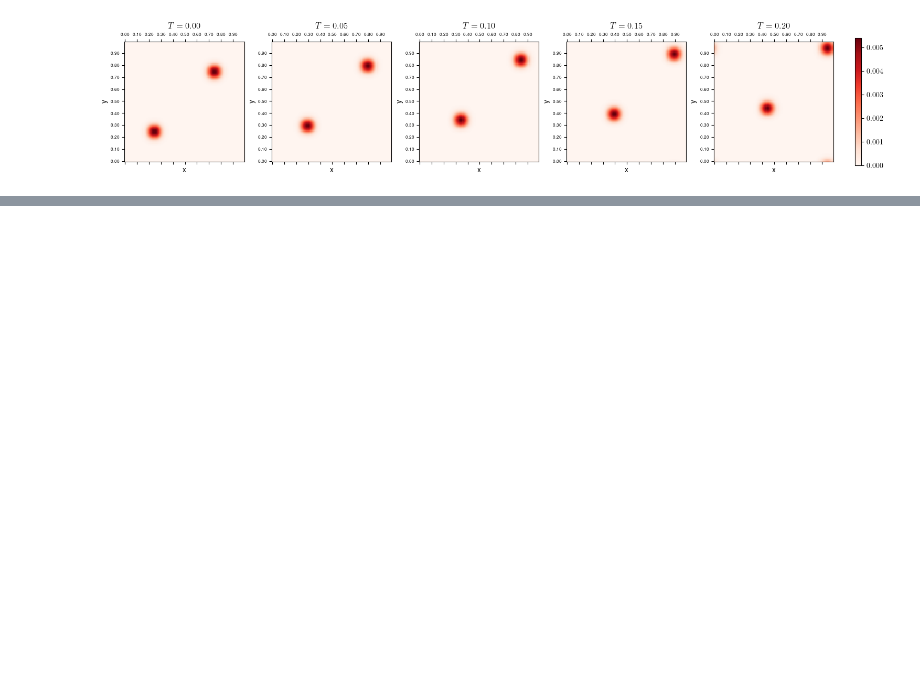
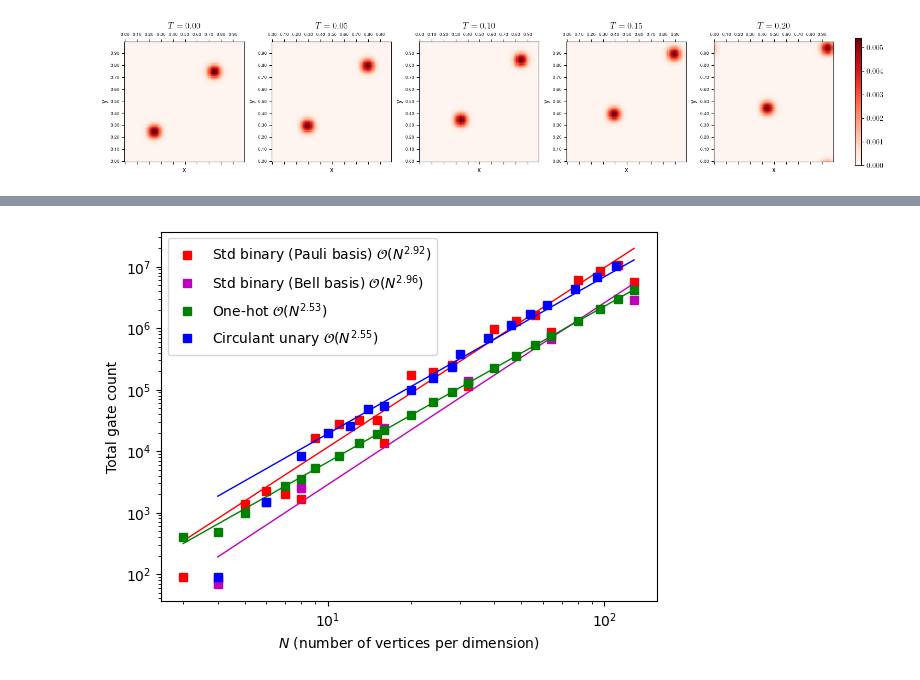
Before and after one commit to jli0108/quantum-diff-eq-ham-ebd, a Jupyter notebook: src/figures_2d_advection.ipynb, the cells around one changed output, grey strips where cells are left out. Drawn from its saved outputs; the diff is of its cells as text; code cells hidden in the pictures; blank space fills up the shorter version.

```diff
--- a/src/figures_2d_advection.ipynb
+++ b/src/figures_2d_advection.ipynb
@@ -299,0 +335,43 @@ plt.savefig("advection_qpu.png", dpi=300)
+# %%
+# Standard binary
+plot_indices = []
+for i in range(len(N_vals_binary)):
+    if np.log2(N_vals_binary[i]).is_integer():
+        k = 2 ** (np.log2(N_vals_binary[i]) - 2)
+        seen = 0
+        # print(k)
+    if np.log2(N_vals_binary[i]) <= 3:
+        # Include all points
+        plot_indices.append(i)
+    else:
+        # Include every k points
+        if seen % k == 0:
+            plot_indices.append(i)
+        seen += 1
+# %%
+TICK_FONT = 5
+LEGEND_FONT = 7
+LABEL_FONT = 7
+TITLE_FONT = 8
+
+plt.plot(N_vals_binary[plot_indices], binary_gate_count[plot_indices], 's', color='red', label=fr"Std binary (Pauli basis) $\mathcal{{O}}\left(N^{{{binary_fit[0]:0.2f}}}\right)$")
+plt.plot(N_vals_binary, np.exp(binary_fit[1]) * N_vals_binary ** (binary_fit[0]), 'r-', linewidth=1)
+
+plt.plot(N_vals_bell_basis, bell_basis_gate_count, 's', color='m', label=fr"Std binary (Bell basis) $\mathcal{{O}}\left(N^{{{bell_basis_fit[0]:0.2f}}}\right)$")
+plt.plot(N_vals_bell_basis, np.exp(bell_basis_fit[1]) * N_vals_bell_basis ** (bell_basis_fit[0]), 'm-', linewidth=1)
+
+plt.plot(N_vals_one_hot[plot_indices], one_hot_gate_count[plot_indices], 's', color='g', label=rf"One-hot $\mathcal{{O}}\left(N^{{{one_hot_fit[0]:0.2f}}}\right)$")
+plt.plot(N_vals_one_hot, np.exp(one_hot_fit[1]) * N_vals_one_hot ** (one_hot_fit[0]), 'g-', linewidth=1)
+
+plt.plot(N_vals_unary[plot_indices[:-5]], unary_gate_count[plot_indices[:-5]], 's', color='b', label=rf"Circulant unary $\mathcal{{O}}\left(N^{{{unary_fit[0]:0.2f}}}\right)$")
+plt.plot(N_vals_unary, np.exp(unary_fit[1]) * N_vals_unary ** (unary_fit[0]), 'b-', linewidth=1)
+
+plt.yscale("log")
+plt.xscale("log")
+plt.xlabel(rf"$N$ (number of vertices per dimension)")
+plt.ylabel("Total gate count")
+plt.legend()
+plt.savefig("advection_resource_analysis.png", dpi=300, bbox_inches='tight')
+plt.show()
+# %% [output]
+[figure, added]
```
Also changed, not shown: parts of 8 cells of this notebook, 6 other files.
